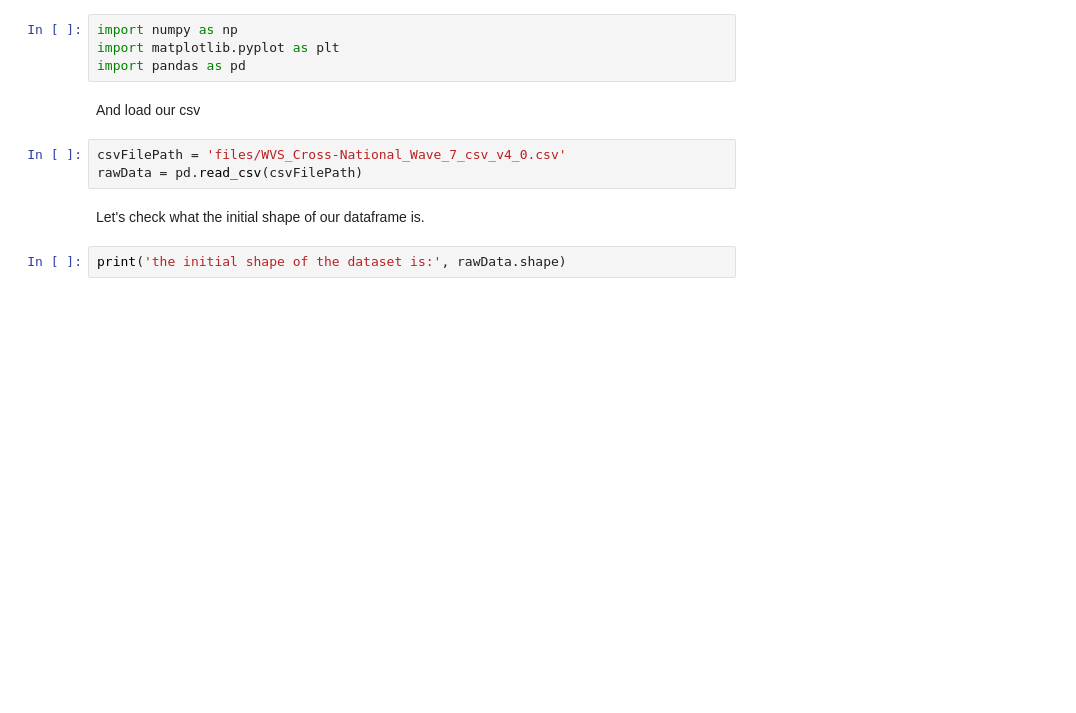
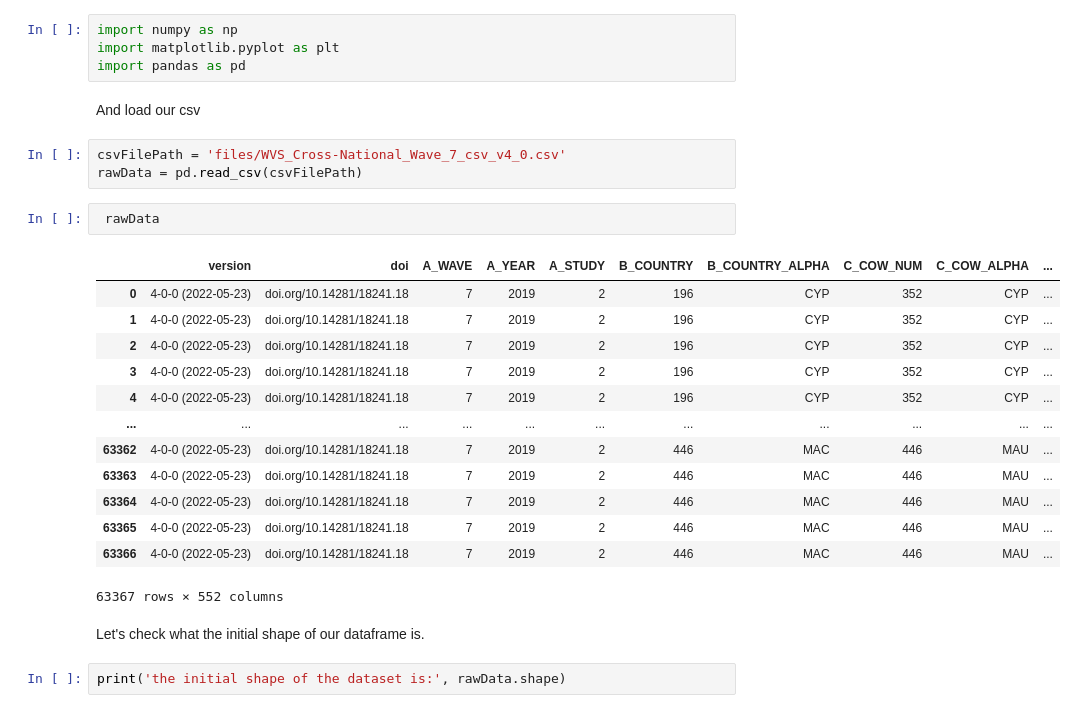
Before and after one commit to Jonghun-Han/HEDSpython, a Jupyter notebook: Tutorial_5.ipynb, the cells around one changed output. Saved outputs shown, nothing was run; the diff lists cells and outputs as text; blank space fills up the shorter version.

```diff
--- a/Tutorial_5.ipynb
+++ b/Tutorial_5.ipynb
@@ -21,6 +24,22 @@ And load our csv
 # %%
 csvFilePath = 'files/WVS_Cross-National_Wave_7_csv_v4_0.csv'
 rawData = pd.read_csv(csvFilePath)
+# %%
+ rawData
+# %% [output]
+|  | version | doi | A_WAVE | A_YEAR | A_STUDY | B_COUNTRY | B_COUNTRY_ALPHA | C_COW_NUM | C_COW_ALPHA | ... |
+| 0 | 4-0-0 (2022-05-23) | doi.org/10.14281/18241.18 | 7 | 2019 | 2 | 196 | CYP | 352 | CYP | ... |
+| 1 | 4-0-0 (2022-05-23) | doi.org/10.14281/18241.18 | 7 | 2019 | 2 | 196 | CYP | 352 | CYP | ... |
+| 2 | 4-0-0 (2022-05-23) | doi.org/10.14281/18241.18 | 7 | 2019 | 2 | 196 | CYP | 352 | CYP | ... |
+| 3 | 4-0-0 (2022-05-23) | doi.org/10.14281/18241.18 | 7 | 2019 | 2 | 196 | CYP | 352 | CYP | ... |
+| 4 | 4-0-0 (2022-05-23) | doi.org/10.14281/18241.18 | 7 | 2019 | 2 | 196 | CYP | 352 | CYP | ... |
+| ... | ... | ... | ... | ... | ... | ... | ... | ... | ... | ... |
+| 63362 | 4-0-0 (2022-05-23) | doi.org/10.14281/18241.18 | 7 | 2019 | 2 | 446 | MAC | 446 | MAU | ... |
+| 63363 | 4-0-0 (2022-05-23) | doi.org/10.14281/18241.18 | 7 | 2019 | 2 | 446 | MAC | 446 | MAU | ... |
+| 63364 | 4-0-0 (2022-05-23) | doi.org/10.14281/18241.18 | 7 | 2019 | 2 | 446 | MAC | 446 | MAU | ... |
+| 63365 | 4-0-0 (2022-05-23) | doi.org/10.14281/18241.18 | 7 | 2019 | 2 | 446 | MAC | 446 | MAU | ... |
+| 63366 | 4-0-0 (2022-05-23) | doi.org/10.14281/18241.18 | 7 | 2019 | 2 | 446 | MAC | 446 | MAU | ... |
+63367 rows × 552 columns
 # %% [markdown]
 Let's check what the initial shape of our dataframe is.
 # %%
```
Also changed, not shown: parts of 22 cells of this notebook.
